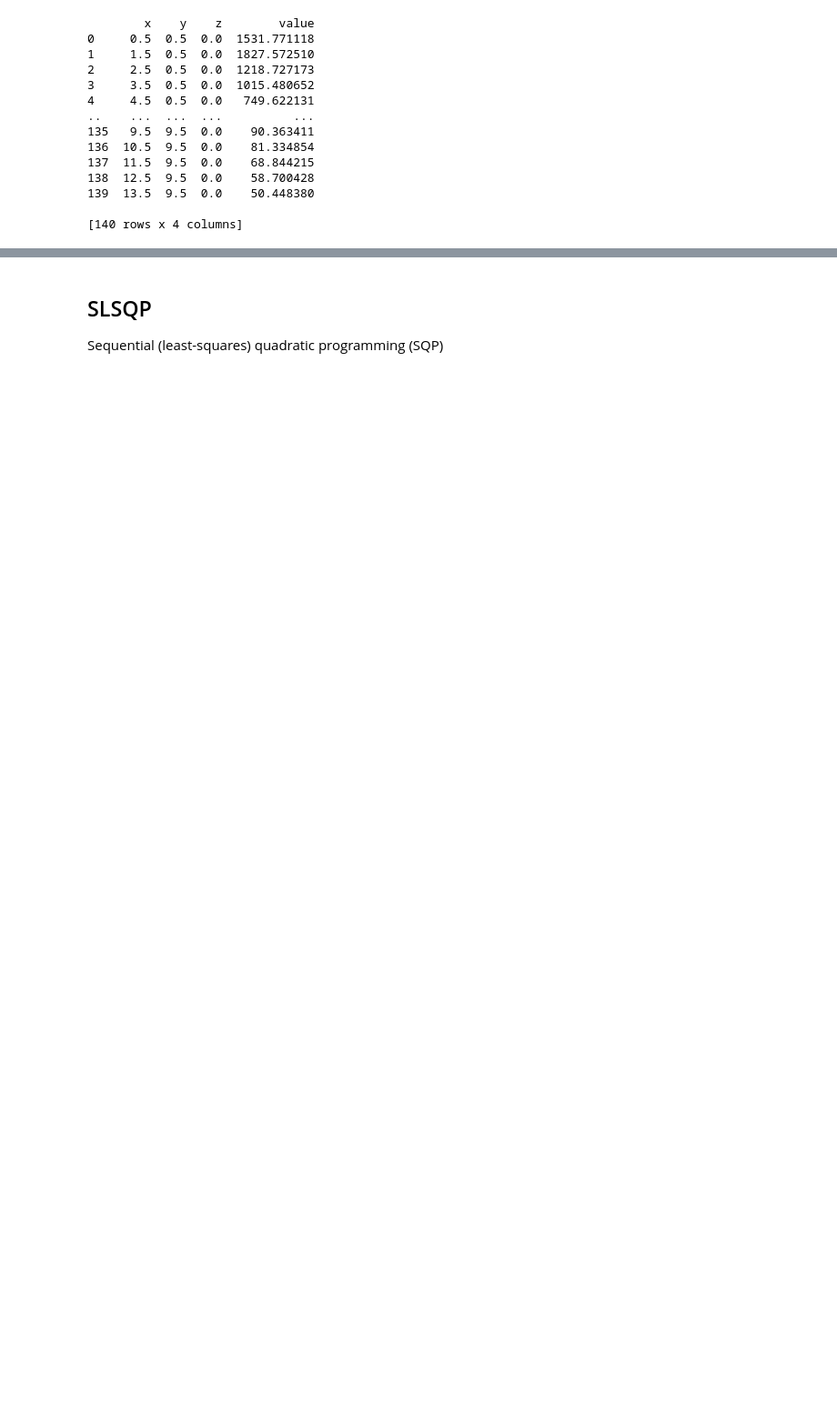
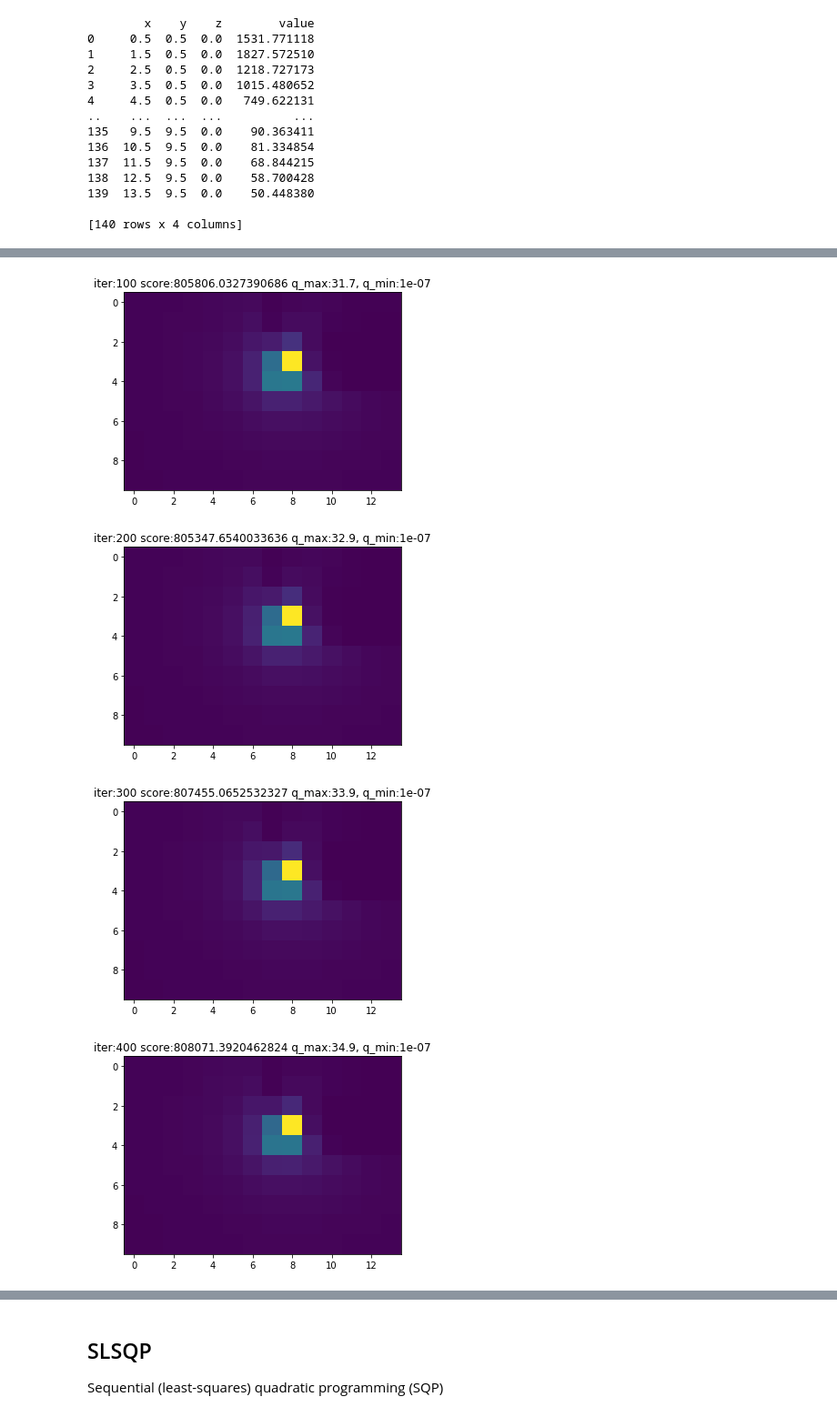
Before and after one commit to moeuu/Radiation_distribution_machine_learning, a Jupyter notebook: notebook/test.ipynb, the cells around one changed output, grey strips where cells are left out. Shown at 91% size. Cells and saved outputs as stored; diff of their text form; code cells hidden in the pictures; blank space fills up the shorter version.

```diff
--- a/notebook/test.ipynb
+++ b/notebook/test.ipynb
@@ -147,0 +165,21 @@ assert x_b.shape[0] == len(b_measure), 'Number of measument should be equal to n
+# %%
+def generate_grid(W=10, H=10):
+    x_lin = np.linspace(-W, W, 14)
+    y_lin = np.linspace(H, -H, 10)
+    x_grid, y_grid = np.meshgrid(x_lin, y_lin)
+    return x_grid, y_grid
+# %%
+# radiation source candidate
+x_q = []
+x_grid, y_grid = generate_grid(W=14, H=10)
+# radiation source should be z = 0
+x_q = np.stack([x_grid, y_grid, np.zeros_like(x_grid)], axis=-1)
+x_q = x_q.reshape(-1, 3)
+
+# A matrix in Equation 3
+dist = distance.cdist(x_b, x_q)
+
+# TODO: Check again later. Might be wrong
+factors = np.stack([10*5 for d in range(len(df_cnt))])[:, np.newaxis]
+
+A = factors/dist**2
@@ -176,13 +216,18 @@ print(f'initial score:{init_score}')
 # %%
 for i in range(1, 800):
     q_diff = grad_func(q)
     q += optim_factor*q_diff
 
     # bound > 0
     q[q<0]=0.0000001
 
     score = score_func(q)
     if i%100==0:
         plt.figure()
         plt.title(f'iter:{i} score:{score} q_max:{q.max():.3}, q_min:{q.min():.3}')
-        plt.imshow(q.reshape(source_div_num, source_div_num))
+        plt.imshow(q.reshape(10, 14))
+# %% [output]
+[figure, added]
+[figure, added]
+[figure, added]
+[figure, added]
```
Also changed, not shown: parts of 13 cells of this notebook, 3 other files.
